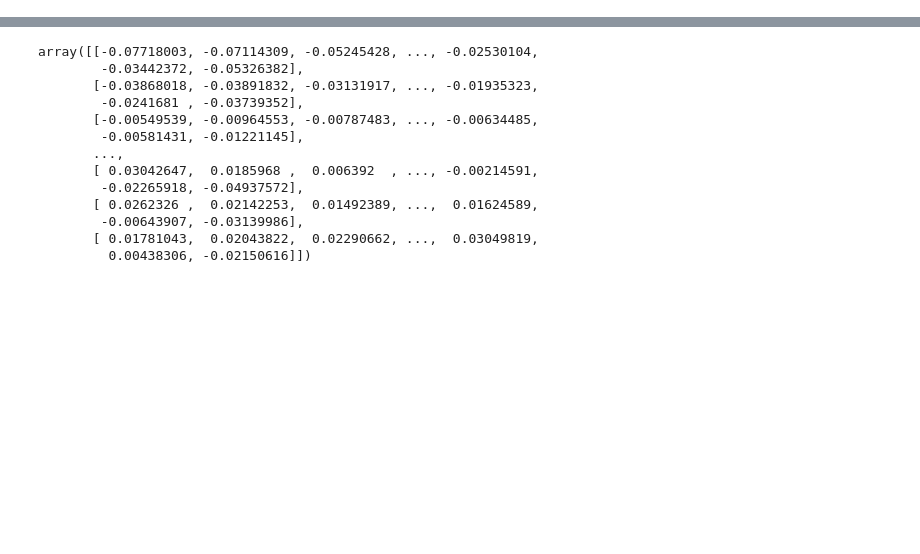
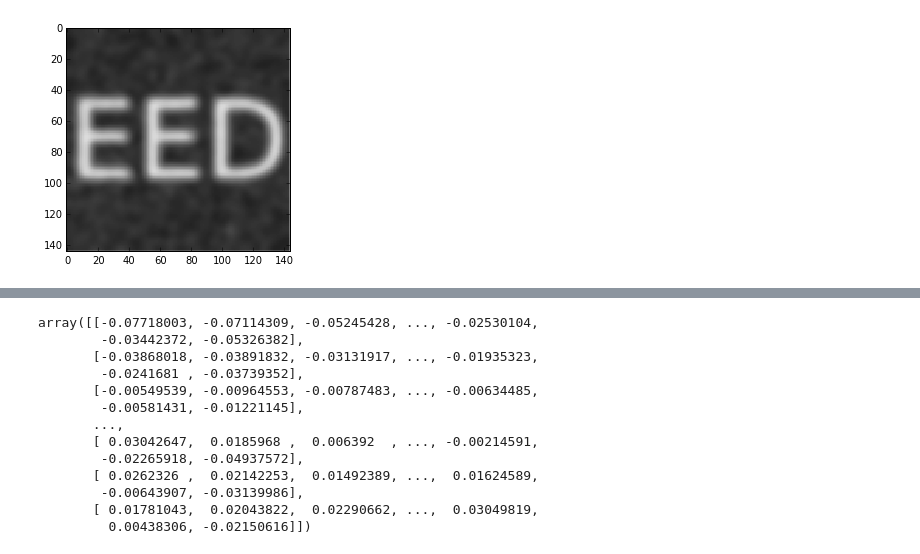
Before and after one commit to eqfinney/diffusion-models, a Jupyter notebook: diffusion.ipynb, the cells around one changed output, grey strips where cells are left out. Drawn from its saved outputs; the diff is of its cells as text; code cells hidden in the pictures; blank space fills up the shorter version.

```diff
--- a/diffusion.ipynb
+++ b/diffusion.ipynb
@@ -94 +96,5 @@ show(u)
+# %%
+show(u) # After
+# %% [output]
+[figure, added]
 # %%
```
Also changed, not shown: parts of 11 cells of this notebook.
